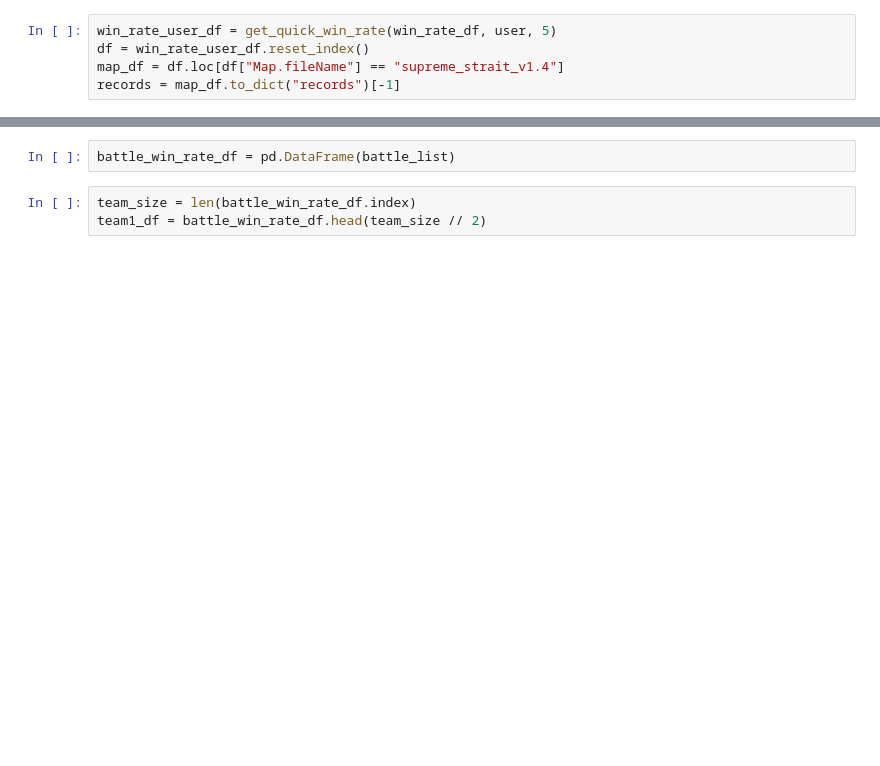
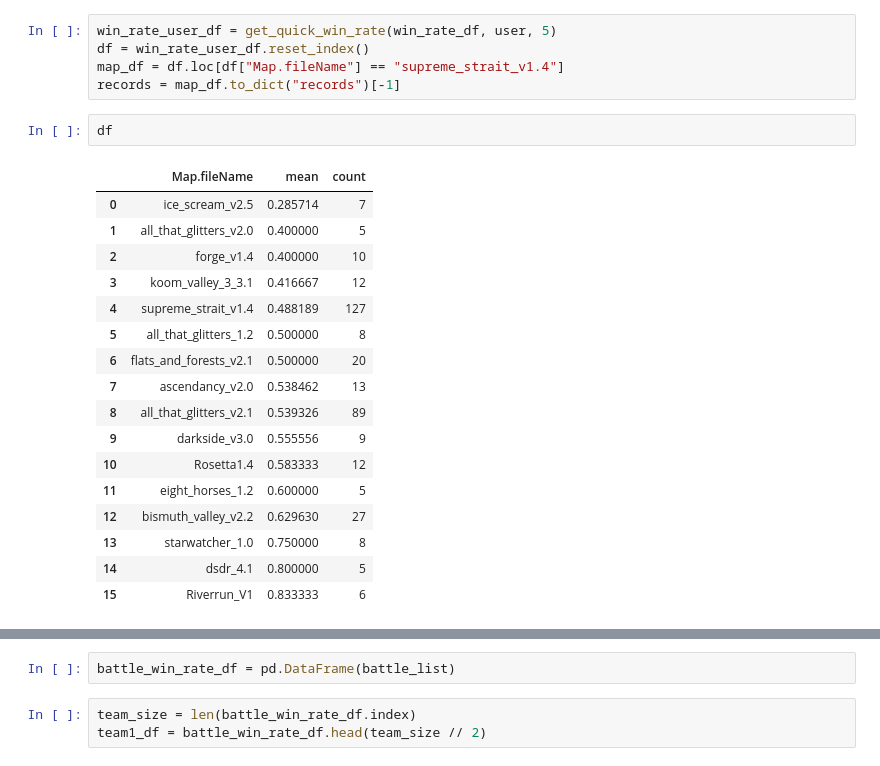
Before and after one commit to furyhawk/bai, a Jupyter notebook: notebooks/battle.ipynb, the cells around one changed output, grey strips where cells are left out. Saved outputs shown, nothing was run; the diff lists cells and outputs as text; blank space fills up the shorter version.

```diff
--- a/notebooks/battle.ipynb
+++ b/notebooks/battle.ipynb
@@ -443,6 +471,26 @@ win_rate_user_df = get_quick_win_rate(win_rate_df, user, 5)
 df = win_rate_user_df.reset_index()
 map_df = df.loc[df["Map.fileName"] == "supreme_strait_v1.4"]
 records = map_df.to_dict("records")[-1]
+# %%
+df
+# %% [output]
+|  | Map.fileName | mean | count |
+| 0 | ice_scream_v2.5 | 0.285714 | 7 |
+| 1 | all_that_glitters_v2.0 | 0.400000 | 5 |
+| 2 | forge_v1.4 | 0.400000 | 10 |
+| 3 | koom_valley_3_3.1 | 0.416667 | 12 |
+| 4 | supreme_strait_v1.4 | 0.488189 | 127 |
+| 5 | all_that_glitters_1.2 | 0.500000 | 8 |
+| 6 | flats_and_forests_v2.1 | 0.500000 | 20 |
+| 7 | ascendancy_v2.0 | 0.538462 | 13 |
+| 8 | all_that_glitters_v2.1 | 0.539326 | 89 |
+| 9 | darkside_v3.0 | 0.555556 | 9 |
+| 10 | Rosetta1.4 | 0.583333 | 12 |
+| 11 | eight_horses_1.2 | 0.600000 | 5 |
+| 12 | bismuth_valley_v2.2 | 0.629630 | 27 |
+| 13 | starwatcher_1.0 | 0.750000 | 8 |
+| 14 | dsdr_4.1 | 0.800000 | 5 |
+| 15 | Riverrun_V1 | 0.833333 | 6 |
 # %%
 records
 # %% [output]
```
Also changed, not shown: parts of 21 cells of this notebook, 2 other files.
